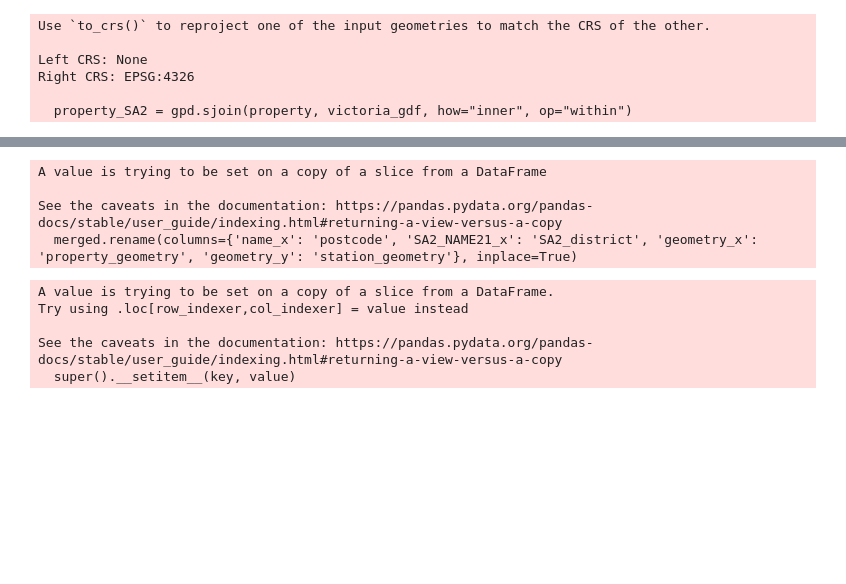
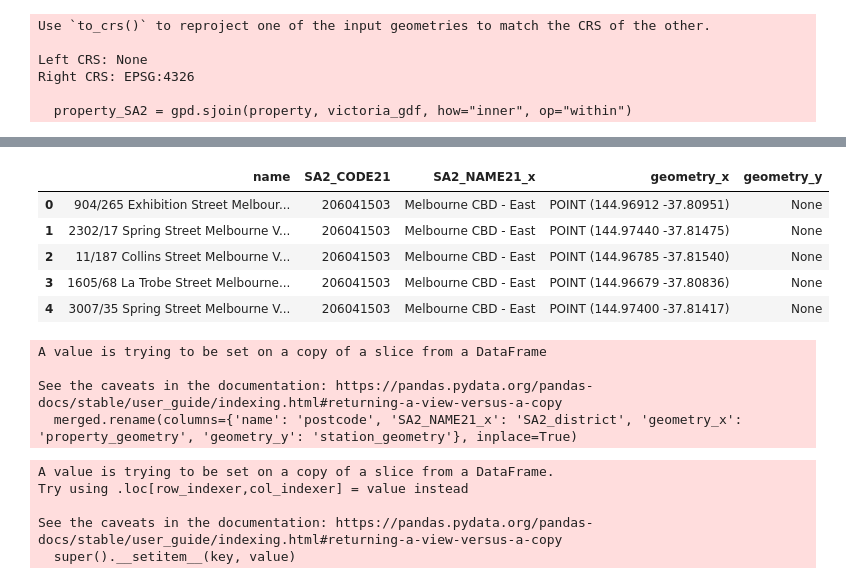
Before and after one commit to HenrikHao/real-estate-industry-project, a Jupyter notebook: notebooks/Aggregation.ipynb, the cells around one changed output, grey strips where cells are left out. Cells and saved outputs as stored; diff of their text form; code cells hidden in the pictures; blank space fills up the shorter version.

```diff
--- a/notebooks/Aggregation.ipynb
+++ b/notebooks/Aggregation.ipynb
@@ -40,10 +83,19 @@ merged = property_agg[['name_x', 'SA2_CODE21', 'SA2_NAME21_x', 'geometry_x', 'ge
+# %%
+merged.head()
+# %% [output]
+|  | name | SA2_CODE21 | SA2_NAME21_x | geometry_x | geometry_y |
+| 0 | 904/265 Exhibition Street Melbour... | 206041503 | Melbourne CBD - East | POINT (144.96912 -37.80951) | None |
+| 1 | 2302/17 Spring Street Melbourne V... | 206041503 | Melbourne CBD - East | POINT (144.97440 -37.81475) | None |
+| 2 | 11/187 Collins Street Melbourne V... | 206041503 | Melbourne CBD - East | POINT (144.96785 -37.81540) | None |
+| 3 | 1605/68 La Trobe Street Melbourne... | 206041503 | Melbourne CBD - East | POINT (144.96679 -37.80836) | None |
+| 4 | 3007/35 Spring Street Melbourne V... | 206041503 | Melbourne CBD - East | POINT (144.97400 -37.81417) | None |
 # %%
-merged.rename(columns={'name_x': 'postcode', 'SA2_NAME21_x': 'SA2_district', 'geometry_x': 'property_geometry', 'geometry_y': 'station_geometry'}, inplace=True)
+merged.rename(columns={'name': 'postcode', 'SA2_NAME21_x': 'SA2_district', 'geometry_x': 'property_geometry', 'geometry_y': 'station_geometry'}, inplace=True)
 # %% [output]
 A value is trying to be set on a copy of a slice from a DataFrame
 
 See the caveats in the documentation: https://pandas.pydata.org/pandas-docs/stable/user_guide/indexing.html#returning-a-view-versus-a-copy
-  merged.rename(columns={'name_x': 'postcode', 'SA2_NAME21_x': 'SA2_district', 'geometry_x': 'property_geometry', 'geometry_y': 'station_geometry'}, inplace=True)
+  merged.rename(columns={'name': 'postcode', 'SA2_NAME21_x': 'SA2_district', 'geometry_x': 'property_geometry', 'geometry_y': 'station_geometry'}, inplace=True)
 # %%
 merged['postcode'] = merged['postcode'].str[-4:]
 # %% [output]
```
Also changed, not shown: parts of 13 cells of this notebook, 12 other files.
